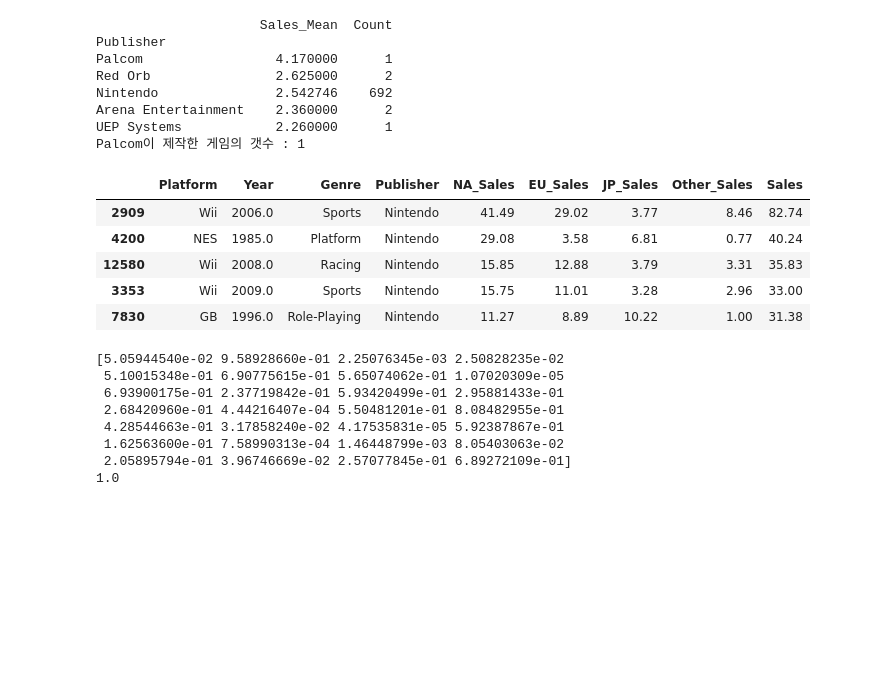
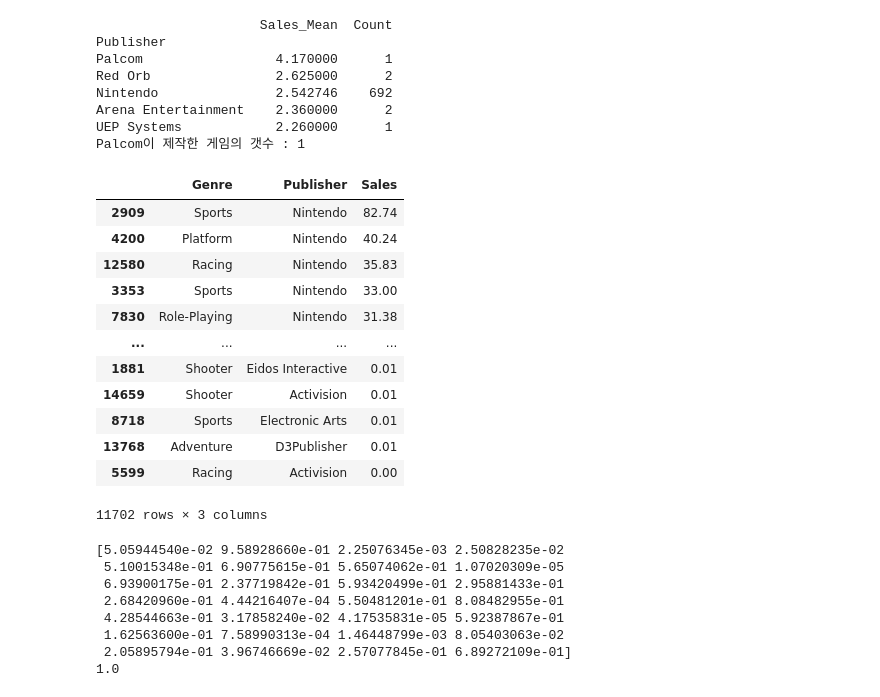
Before and after one commit to bon-u/S1Project, a Jupyter notebook: AI07_S1P_구본우.ipynb, the cells around one changed output. Saved outputs shown, nothing was run; the diff lists cells and outputs as text; code cells hidden in the pictures; blank space fills up the shorter version.

```diff
--- a/AI07_S1P_구본우.ipynb
+++ b/AI07_S1P_구본우.ipynb
@@ -241,18 +281,27 @@ Palcom이 제작한 게임의 갯수 : 1
 # %%
 pub100=dfn
 for i in range(0,pubg.shape[0]):
   if pubg.iloc[i,1] < 100:
     ind=pub100[pub100['Publisher']==pubg.index[i]].index
     pub100=pub100.drop(ind,axis=0)
-pub100.head()
+pub100
+p100=pub100[['Genre','Publisher','Sales']]
+p100
 #게임을 100개 이상 만든 회사만 남겨둠
 # %% [output]
-|  | Platform | Year | Genre | Publisher | NA_Sales | EU_Sales | JP_Sales | Other_Sales | Sales |
-| 2909 | Wii | 2006.0 | Sports | Nintendo | 41.49 | 29.02 | 3.77 | 8.46 | 82.74 |
-| 4200 | NES | 1985.0 | Platform | Nintendo | 29.08 | 3.58 | 6.81 | 0.77 | 40.24 |
-| 12580 | Wii | 2008.0 | Racing | Nintendo | 15.85 | 12.88 | 3.79 | 3.31 | 35.83 |
-| 3353 | Wii | 2009.0 | Sports | Nintendo | 15.75 | 11.01 | 3.28 | 2.96 | 33.00 |
-| 7830 | GB | 1996.0 | Role-Playing | Nintendo | 11.27 | 8.89 | 10.22 | 1.00 | 31.38 |
+|  | Genre | Publisher | Sales |
+| 2909 | Sports | Nintendo | 82.74 |
+| 4200 | Platform | Nintendo | 40.24 |
+| 12580 | Racing | Nintendo | 35.83 |
+| 3353 | Sports | Nintendo | 33.00 |
+| 7830 | Role-Playing | Nintendo | 31.38 |
+| ... | ... | ... | ... |
+| 1881 | Shooter | Eidos Interactive | 0.01 |
+| 14659 | Shooter | Activision | 0.01 |
+| 8718 | Sports | Electronic Arts | 0.01 |
+| 13768 | Adventure | D3Publisher | 0.01 |
+| 5599 | Racing | Activision | 0.00 |
+11702 rows × 3 columns
 # %%
 g_p=pub100.pivot_table(index = 'Genre', columns = 'Publisher', values = 'Sales',aggfunc='mean')
 g_p=g_p.fillna(0)
```
Also changed, not shown: parts of 13 cells of this notebook.
